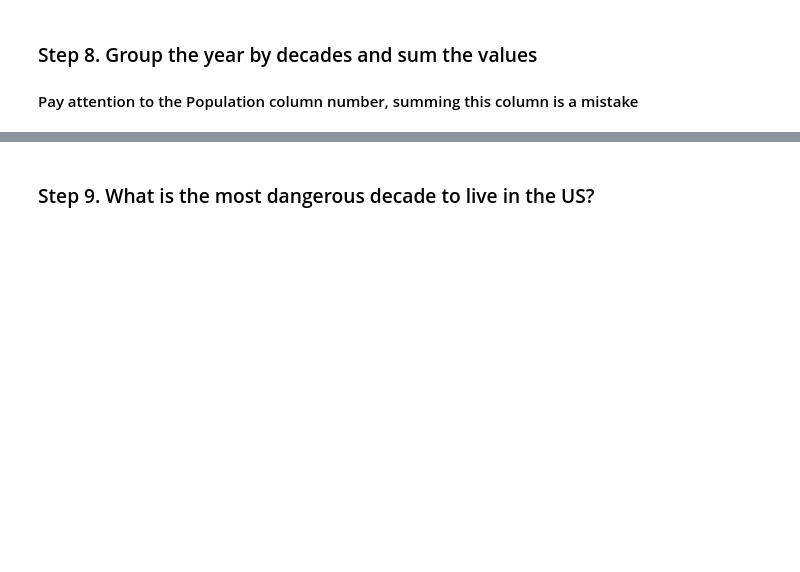
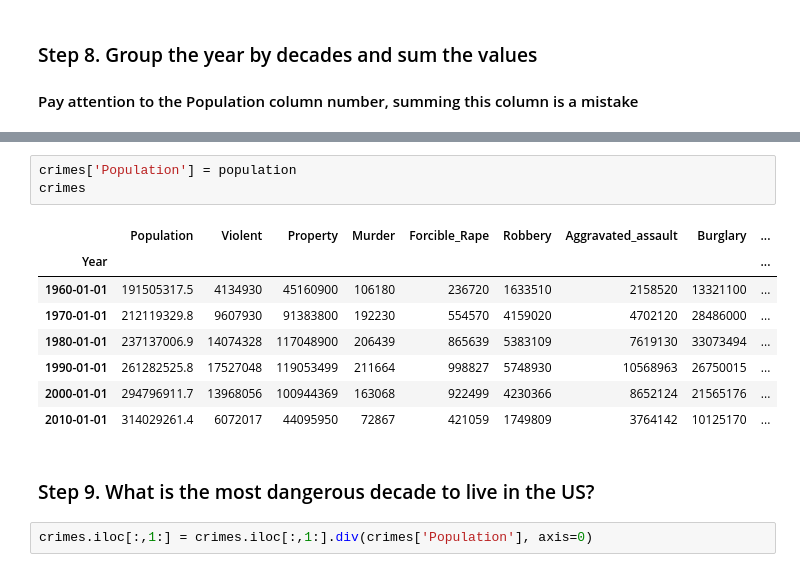
Before and after one commit to drummondjason/Data100, a Jupyter notebook: pandas_exercises/04_Apply/US_Crime_Rates/Exercises.ipynb, the cells around one changed output, grey strips where cells are left out. Saved outputs shown, nothing was run; the diff lists cells and outputs as text; blank space fills up the shorter version.

```diff
--- a/pandas_exercises/04_Apply/US_Crime_Rates/Exercises.ipynb
+++ b/pandas_exercises/04_Apply/US_Crime_Rates/Exercises.ipynb
@@ -99,2 +113,16 @@ crime.head()
+# %%
+crimes['Population'] = population
+crimes
+# %% [output]
+|  | Population | Violent | Property | Murder | Forcible_Rape | Robbery | Aggravated_assault | Burglary | ... |
+| Year |  |  |  |  |  |  |  |  | ... |
+| 1960-01-01 | 191505317.5 | 4134930 | 45160900 | 106180 | 236720 | 1633510 | 2158520 | 13321100 | ... |
+| 1970-01-01 | 212119329.8 | 9607930 | 91383800 | 192230 | 554570 | 4159020 | 4702120 | 28486000 | ... |
+| 1980-01-01 | 237137006.9 | 14074328 | 117048900 | 206439 | 865639 | 5383109 | 7619130 | 33073494 | ... |
+| 1990-01-01 | 261282525.8 | 17527048 | 119053499 | 211664 | 998827 | 5748930 | 10568963 | 26750015 | ... |
+| 2000-01-01 | 294796911.7 | 13968056 | 100944369 | 163068 | 922499 | 4230366 | 8652124 | 21565176 | ... |
+| 2010-01-01 | 314029261.4 | 6072017 | 44095950 | 72867 | 421059 | 1749809 | 3764142 | 10125170 | ... |
 # %% [markdown]
 ### Step 9. What is the most dangerous decade to live in the US?
+# %%
+crimes.iloc[:,1:] = crimes.iloc[:,1:].div(crimes['Population'], axis=0)
```
Also changed, not shown: parts of 5 cells of this notebook.
